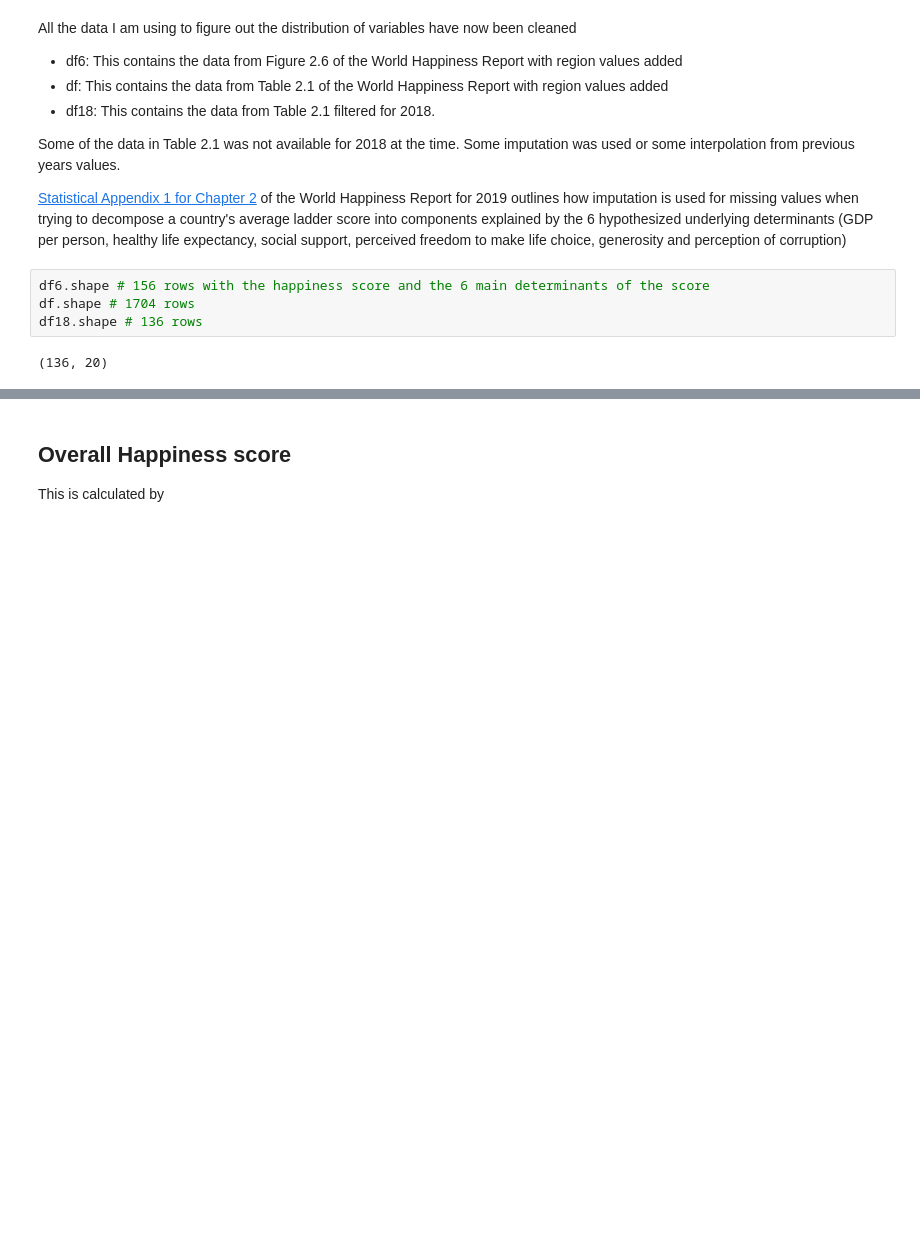
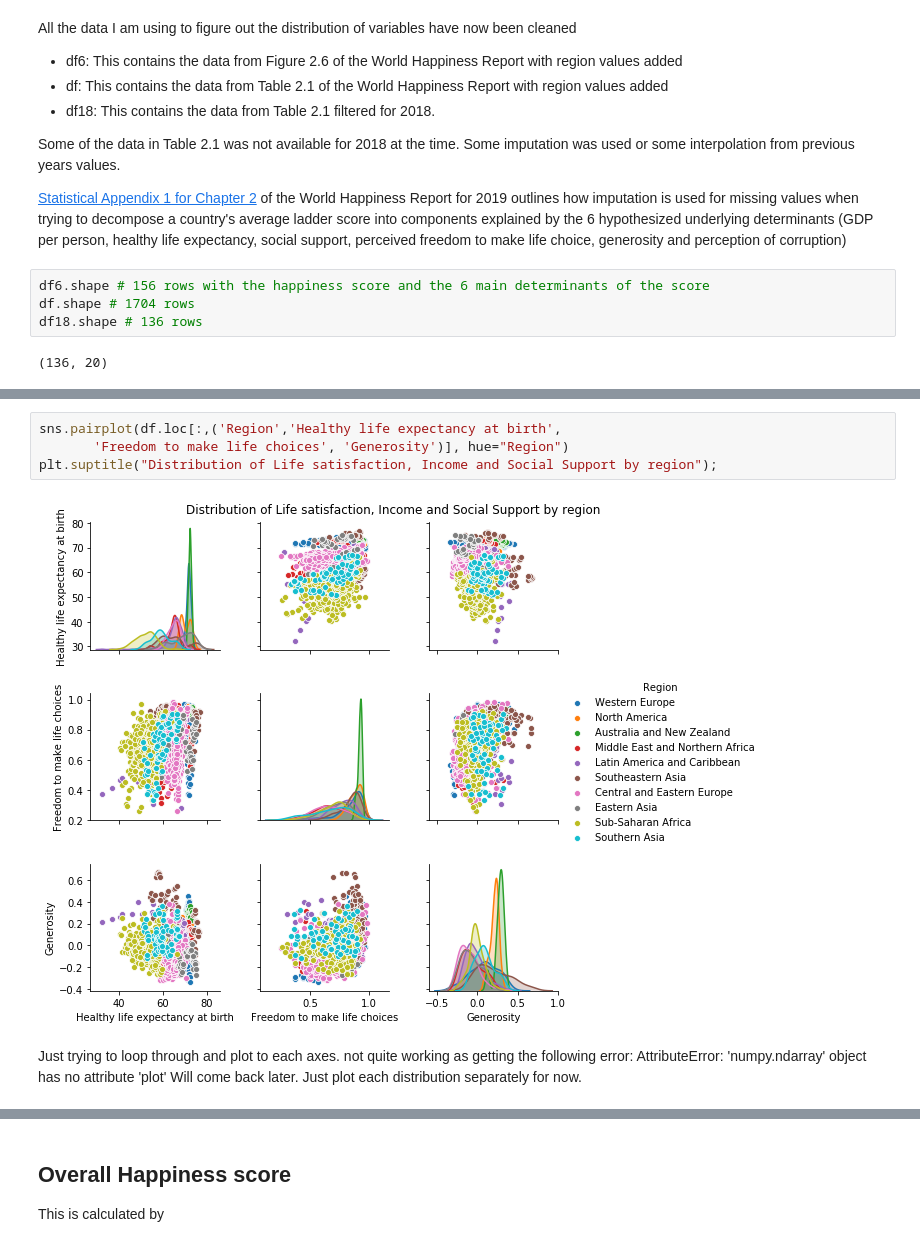
Before and after one commit to angela1C/Programming-for-Data-Analysis-Simulation-Project-2019, a Jupyter notebook: HappySimulate.ipynb, the cells around one changed output, grey strips where cells are left out. Drawn from its saved outputs; the diff is of its cells as text; blank space fills up the shorter version.

```diff
--- a/HappySimulate.ipynb
+++ b/HappySimulate.ipynb
@@ -475,0 +546,10 @@ My intention now is to plot the values for 2018 from both Table 2.1 data and Fig
+# %%
+sns.pairplot(df.loc[:,('Region','Healthy life expectancy at birth',
+       'Freedom to make life choices', 'Generosity')], hue="Region")
+plt.suptitle("Distribution of Life satisfaction, Income and Social Support by region");
+# %% [output]
+[figure, added]
+# %% [markdown]
+Just trying to loop through and plot to each axes. not quite working as getting the following error:
+AttributeError: 'numpy.ndarray' object has no attribute 'plot'
+Will come back later. Just plot each distribution separately for now.
```
Also changed, not shown: parts of 30 cells of this notebook, 2 other files.
